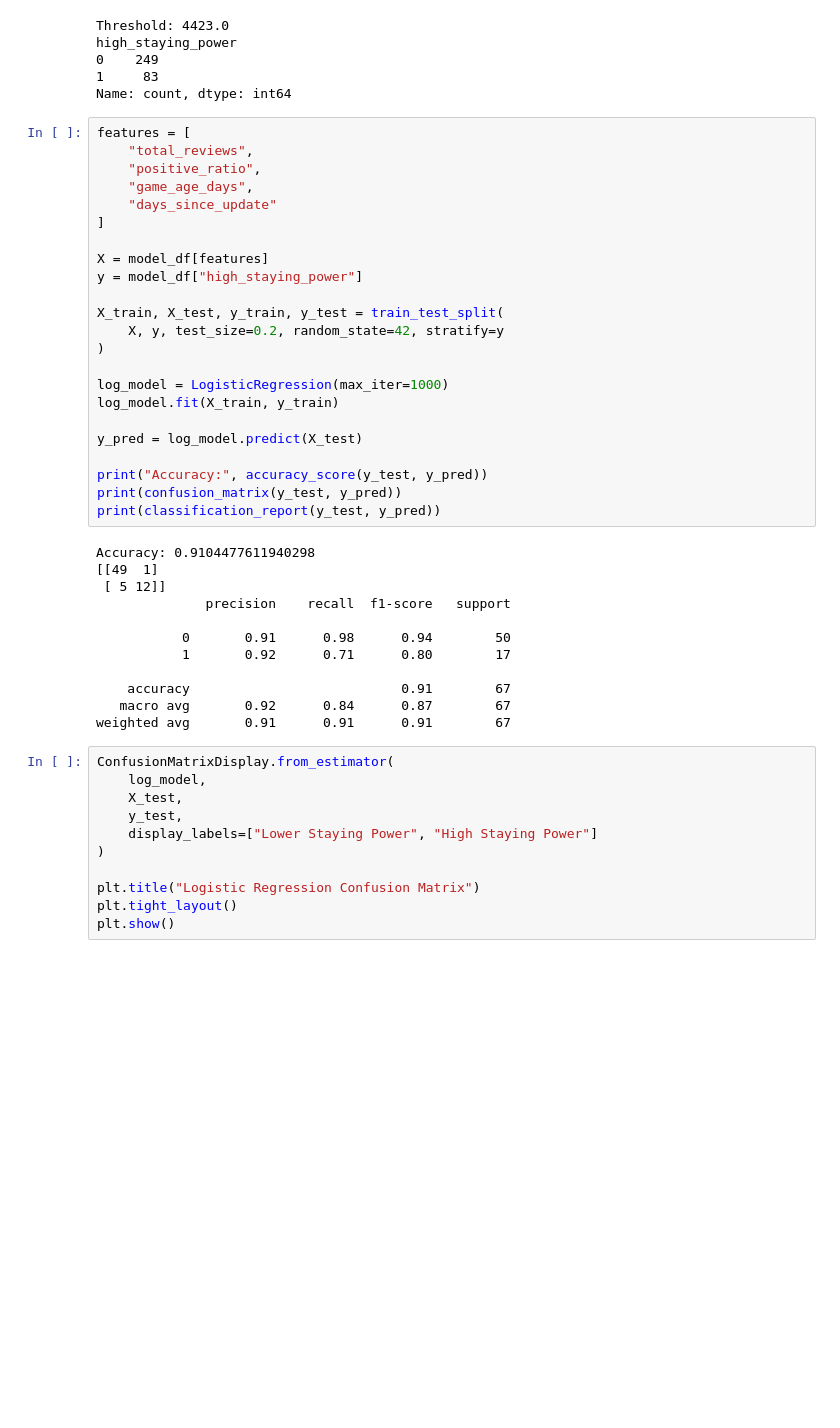
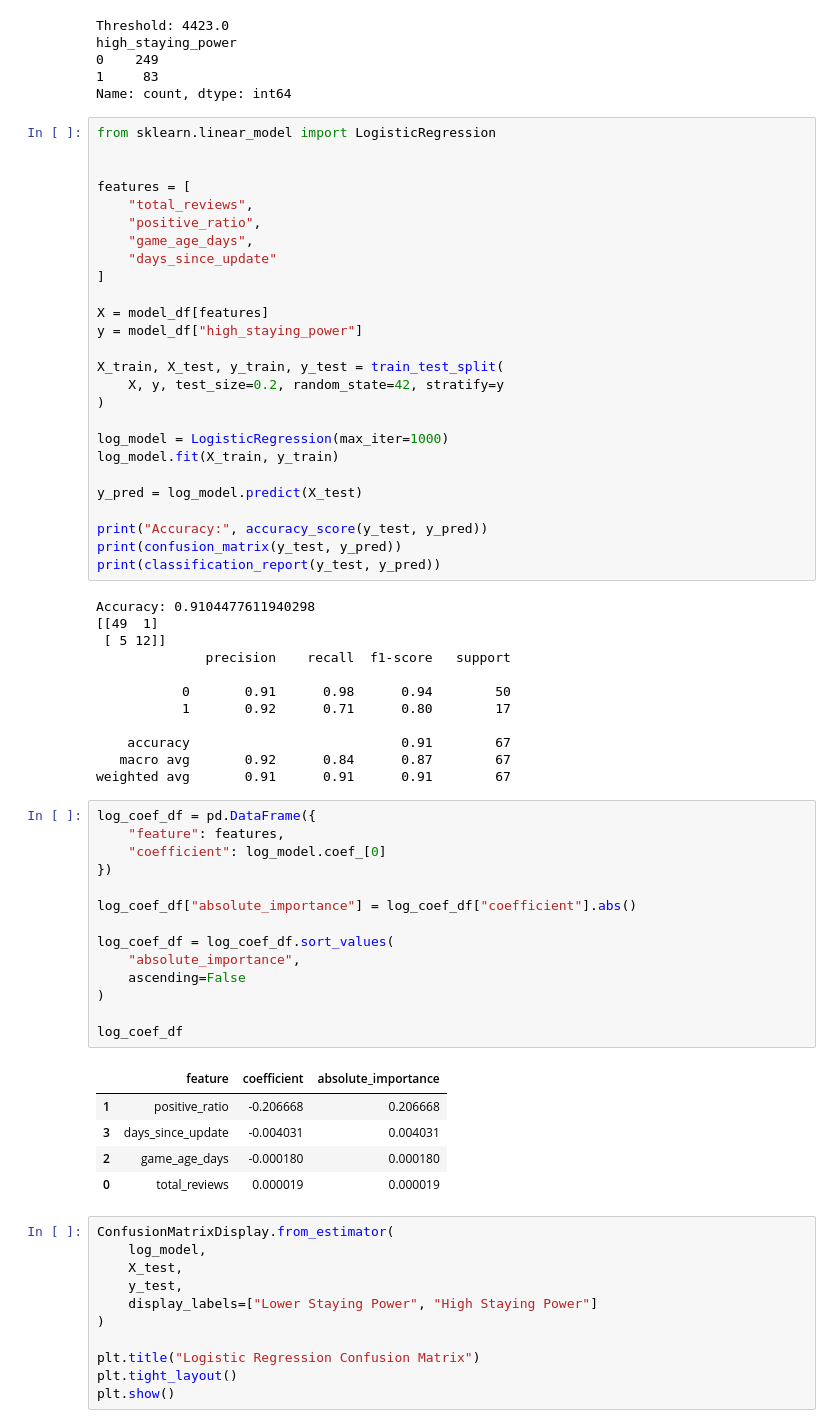
Before and after one commit to mmauricioj28/Video-Game-Staying-Power-Analysis, a Jupyter notebook: notebooks/06_model_predictions.ipynb, the cells around one changed output. Cells and saved outputs as stored; diff of their text form; blank space fills up the shorter version.

```diff
--- a/notebooks/06_model_predictions.ipynb
+++ b/notebooks/06_model_predictions.ipynb
@@ -226,6 +226,9 @@ high_staying_power
 1     83
 Name: count, dtype: int64
 # %%
+from sklearn.linear_model import LogisticRegression
+
+
 features = [
     "total_reviews",
     "positive_ratio",
@@ -260,6 +263,26 @@ Accuracy: 0.9104477611940298
     accuracy                           0.91        67
    macro avg       0.92      0.84      0.87        67
 weighted avg       0.91      0.91      0.91        67
+# %%
+log_coef_df = pd.DataFrame({
+    "feature": features,
+    "coefficient": log_model.coef_[0]
+})
+
+log_coef_df["absolute_importance"] = log_coef_df["coefficient"].abs()
+
+log_coef_df = log_coef_df.sort_values(
+    "absolute_importance",
+    ascending=False
+)
+
+log_coef_df
+# %% [output]
+|  | feature | coefficient | absolute_importance |
+| 1 | positive_ratio | -0.206668 | 0.206668 |
+| 3 | days_since_update | -0.004031 | 0.004031 |
+| 2 | game_age_days | -0.000180 | 0.000180 |
+| 0 | total_reviews | 0.000019 | 0.000019 |
 # %%
 ConfusionMatrixDisplay.from_estimator(
     log_model,
```
